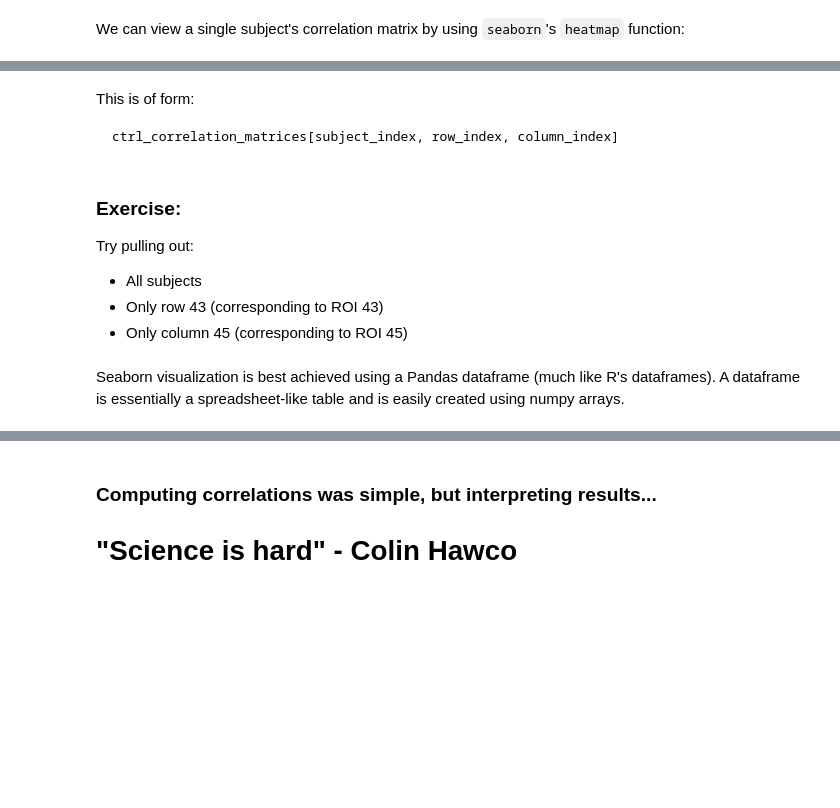
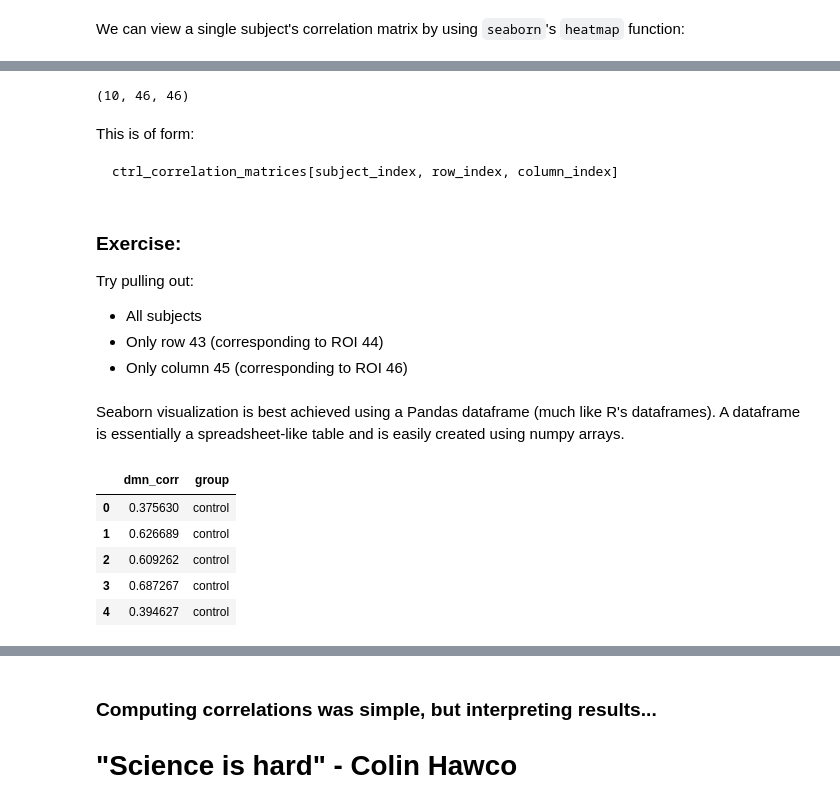
Before and after one commit to carpentries-incubator/SDC-BIDS-fMRI, a Jupyter notebook: code/07_functional-connectivity-analysis_solutions.ipynb, the cells around one changed output, grey strips where cells are left out. Cells and saved outputs as stored; diff of their text form; code cells hidden in the pictures; blank space fills up the shorter version.

```diff
--- a/code/07_functional-connectivity-analysis_solutions.ipynb
+++ b/code/07_functional-connectivity-analysis_solutions.ipynb
@@ -54,16 +89,16 @@ layout = bids.BIDSLayout(fmriprep_dir, validate=False)
 # %%
 #Get resting state data (preprocessed, mask, and confounds file)
-func_files = layout.get(subject=sub, datatype='func', task='rest',  suffix='preproc')
-mask_files = layout.get(subject=sub, datatype='func', task='rest', suffix='brainmask')
-confound_files = layout.get(subject=sub, datatype='func', task='rest', suffix='confounds',return_type='file')
+func_files = layout.get(subject=sub, datatype='func', task='rest',  suffix='preproc', space='MNI152NLin2009cAsym', return_type='file')
+mask_files = layout.get(subject=sub, datatype='func', task='rest', suffix='brainmask', space='MNI152NLin2009cAsym', return_type='file')
+confound_files = layout.get(subject=sub, datatype='func', task='rest', suffix='confounds', return_type='file')
 # %% [markdown]
 ***
 Note that when we use return_type='file' when using <code>layout.get</code> we no longer need to use <code>confound_files.path</code>. We could technically use this on all the files!
 ***
 # %%
 #Select MNI files
-func_file = func_files[0].path
-mask_file = mask_files[0].path
+func_file = func_files[0]
+mask_file = mask_files[0]
 confound_file = confound_files[0]
 # %% [markdown]
 ### Part A: Manual Computation of Functional Connectivity
@@ -116,12 +151,12 @@ Settings to use:
 #Load functional image
 tr_drop = 4
 func_img = img.load_img(func_file)
-func_img = func_img.slicer[:,:,:,tr_drop+1:]
+func_img = func_img.slicer[:,:,:,tr_drop:]
 
 #Extract confounds
 confounds = extract_confounds(confound_file,['X','Y','Z','RotX','RotY','RotZ','GlobalSignal',
                                             'aCompCor01','aCompCor02'])
-confounds = confounds[tr_drop+1:,:]
+confounds = confounds[tr_drop:,:]
 
 #Clean functional image
 clean_img = img.clean_img(func_img,confounds=confounds,low_pass=0.08,high_pass=0.009,t_r=2,
@@ -306,10 +428,10 @@ for sub in subjects:
                            suffix='preproc', return_type='file')[0]
 
     confound_file=layout.get(subject=sub, datatype='func', task='rest',
-                             sufix='confounds', return_type='file')[0]
+                             suffix='confounds', return_type='file')[0]
 
     func_img = img.load_img(func_file)
-    func_img = func_img.slicer[:,:,:,tr_drop+1:]
+    func_img = func_img.slicer[:,:,:,tr_drop:]
 
     confounds = extract_confounds(confound_file,
                                  ['X','Y','Z',
@@ -317,12 +439,14 @@ for sub in subjects:
                                  'GlobalSignal','aCompCor01',
                                  'aCompCor02'])
 
-    confounds = confounds[tr_drop+1:,:]
+    confounds = confounds[tr_drop:,:]
 
     time_series = masker.fit_transform(func_img,confounds)
     pooled_subjects.append(time_series)
 
+    #If the subject ID starts with a "1" then they are control
     if sub.startswith('1'):
         ctrl_subjects.append(time_series)
+    #If the subejct ID starts with a "5" then they are case (case of schizophrenia)
     if sub.startswith('5'):
         schz_subjects.append(time_series)
@@ -352,5 +522,7 @@ We can now pull our ROI 43 and 45 by indexing our list of correlation matrices a
 # %%
 print(ctrl_correlation_matrices.shape)
+# %% [output]
+(10, 46, 46)
 # %% [markdown]
 This is of form:
 
@@ -363,8 +535,8 @@ ctrl_correlation_matrices[subject_index, row_index, column_index]
 Try pulling out:
 
 - All subjects
-- Only row 43 (corresponding to ROI 43)
-- Only column 45 (corresponding to ROI 45)
+- Only row 43 (corresponding to ROI 44)
+- Only column 45 (corresponding to ROI 46)
 # %%
 ctrl_roi_vec = ctrl_correlation_matrices[:,43,45]
 schz_roi_vec = schz_correlation_matrices[:,43,45]
@@ -373,4 +545,11 @@ Seaborn visualization is best achieved using a Pandas dataframe (much like R's d
 # %%
 #Create control dataframe
 ctrl_df = pd.DataFrame(data={'dmn_corr':ctrl_roi_vec, 'group':'control'})
-scz_df = pd.DataFrame(data={'dmn_corr':schz_roi_vec, 'group' : 'schizophrenia'})
+ctrl_df.head()
+# %% [output]
+|  | dmn_corr | group |
+| 0 | 0.375630 | control |
+| 1 | 0.626689 | control |
+| 2 | 0.609262 | control |
+| 3 | 0.687267 | control |
+| 4 | 0.394627 | control |
```
Also changed, not shown: parts of 36 cells of this notebook, 2 other files.
